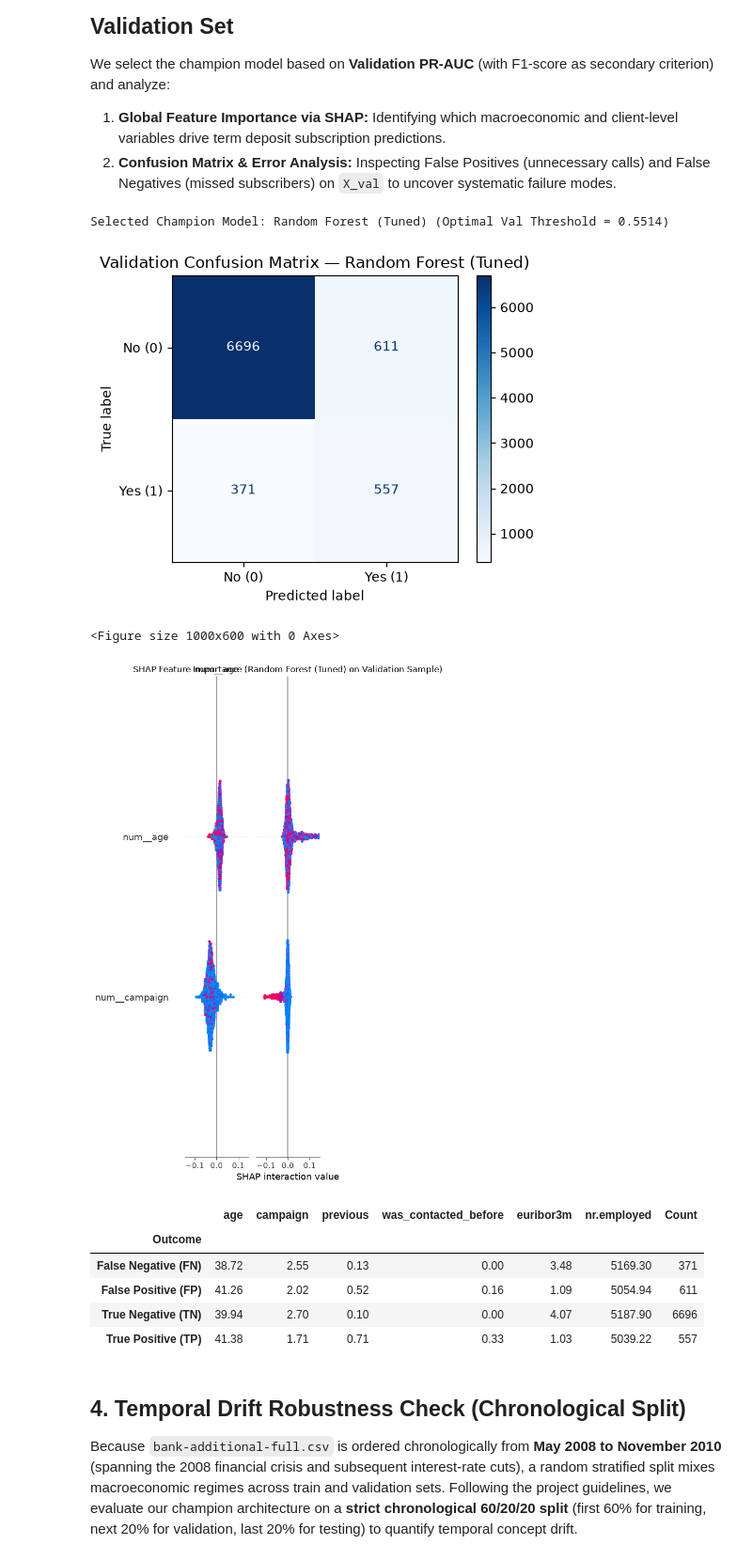
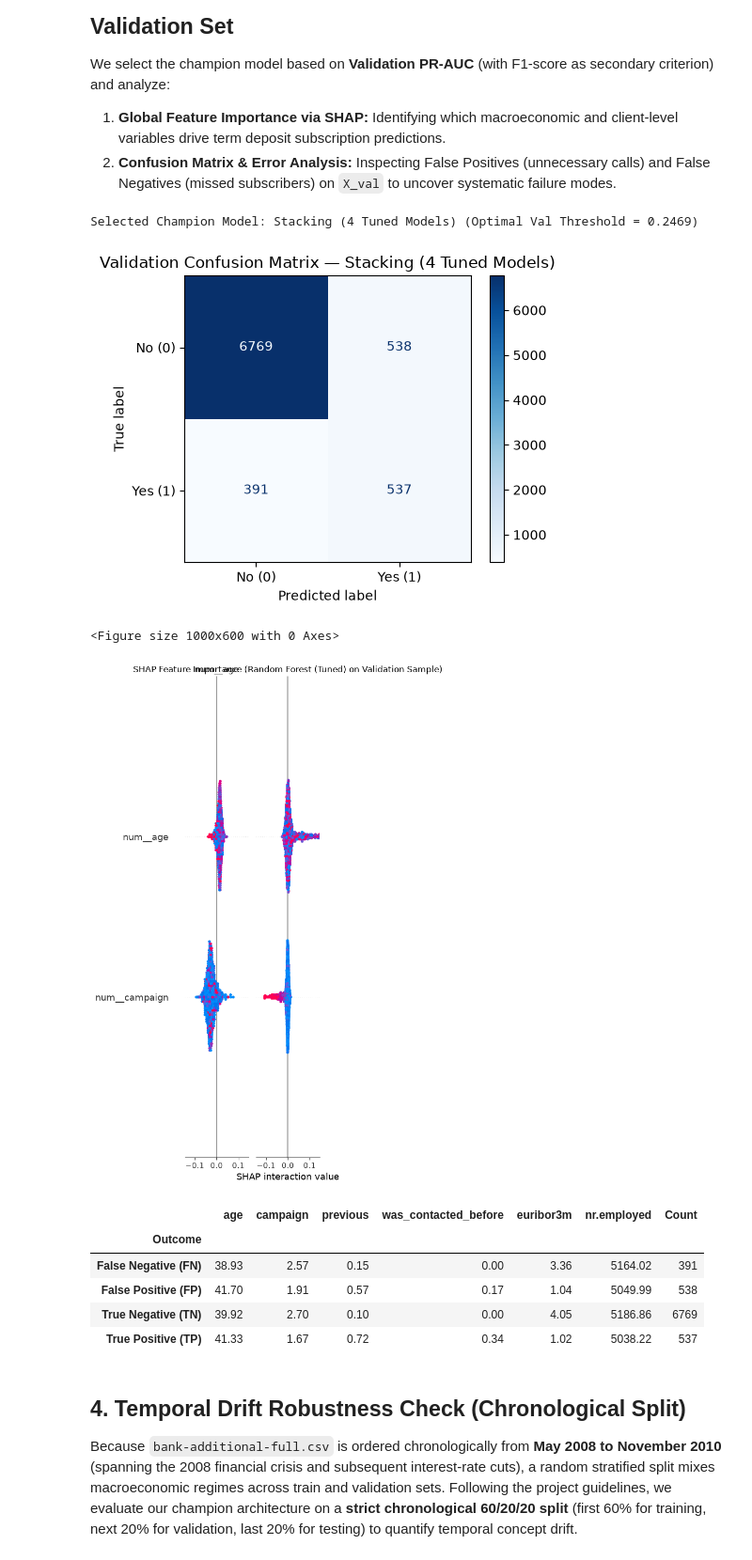
Before and after one commit to ysf-dmk/Bank-Marketing, a Jupyter notebook: Alternative_Models_Comparison.ipynb, the cells around one changed output. Shown at 94% size. Cells and saved outputs as stored; diff of their text form; code cells hidden in the pictures.

Commit message:
Add Voting/Stacking ensembles, align time_split(), and update AI governance logs

```diff
--- a/Alternative_Models_Comparison.ipynb
+++ b/Alternative_Models_Comparison.ipynb
@@ -228,3 +227,33 @@ Best LGBM CV PR-AUC:0.4637 | {'clf__num_leaves': 63, 'clf__n_estimators': 150, '
 | 3 | Calibrated MLP (Out-of-Course) | 0.1611 | 0.4798 | 0.8072 | 0.5194 | 0.4816 | 0.5636 | 0.8825 |
 | 4 | Logistic Regression (Baseline) | 0.2385 | 0.4742 | 0.8081 | 0.5156 | 0.5046 | 0.5269 | 0.8884 |
 | 5 | Dummy (Most Frequent) | 0.5000 | 0.1127 | 0.5000 | 0.0000 | 0.0000 | 0.0000 | 0.8873 |
+# %%
+# 5. Ensemble Methods combining the 4 Tuned Models (selected strictly on X_val)
+estimators = [
+    ("rf", rf_search.best_estimator_),
+    ("xgb", xgb_search.best_estimator_),
+    ("lgbm", lgbm_search.best_estimator_),
+    ("mlp", calibrated_mlp),
+]
+
+# A. Soft Voting Ensemble
+voting_clf = VotingClassifier(estimators=estimators, voting="soft", n_jobs=-1).fit(X_train, y_train)
+
+# B. Stacking Ensemble (meta-learner Logistic Regression with 5-fold stratified CV)
+stacking_clf = StackingClassifier(
+    estimators=estimators,
+    final_estimator=LogisticRegression(max_iter=1000, random_state=RANDOM_STATE),
+    cv=cv,
+    stack_method="predict_proba",
+    n_jobs=-1,
+).fit(X_train, y_train)
+
+for name, ens_model in [("Soft Voting (4 Tuned Models)", voting_clf), ("Stacking (4 Tuned Models)", stacking_clf)]:
+    res, prob, pred = evaluate_model(name, ens_model, X_val, y_val, optimize_threshold=True)
+    val_results.append(res)
+    val_probas[name] = prob
+    val_preds[name] = pred
+    fitted_models[name] = ens_model
+
+results_df = pd.DataFrame(val_results).sort_values(by="PR-AUC (Avg Prec)", ascending=False).reset_index(drop=True)
+display(results_df)
@@ -282,8 +323,8 @@ ax.set_title(f"Validation Confusion Matrix — {best_model_name}")
 plt.tight_layout()
 plt.show()
 
-# SHAP Feature Attribution (if champion is a tree pipeline; fallback to LightGBM/XGBoost tree explainer if MLP wins)
-tree_model_name = best_model_name if "MLP" not in best_model_name else "LightGBM (Tuned)"
+# SHAP Feature Attribution (use top tree-based model when champion is Stacking/Voting/MLP)
+tree_model_name = best_model_name if any(k in best_model_name for k in ["Random Forest", "XGBoost", "LightGBM"]) else "Random Forest (Tuned)"
 tree_pipe = fitted_models[tree_model_name]
 X_val_trans = tree_pipe.named_steps["prep"].transform(X_val)
 if hasattr(X_val_trans, "toarray"):
@@ -294,43 +335,43 @@ explainer = shap.TreeExplainer(tree_pipe.named_steps["clf"])
 shap_values = explainer.shap_values(X_val_trans[:1000])
 if isinstance(shap_values, list):
     shap_values = shap_values[1]
 
 plt.figure(figsize=(10, 6))
 shap.summary_plot(shap_values, X_val_trans[:1000], feature_names=feature_names, max_display=12, show=False)
 plt.title(f"SHAP Feature Importance ({tree_model_name} on Validation Sample)")
 plt.tight_layout()
 plt.show()
 
 # Error Analysis: Compare False Positives, False Negatives, and True Positives on X_val
 val_err = X_val.copy()
 val_err["y_true"] = y_val.values
 val_err["y_pred"] = val_preds[best_model_name]
 val_err["y_proba"] = val_probas[best_model_name]
 
 def categorize_outcome(row):
     if row["y_true"] == 1 and row["y_pred"] == 1:
         return "True Positive (TP)"
     elif row["y_true"] == 0 and row["y_pred"] == 1:
         return "False Positive (FP)"
     elif row["y_true"] == 1 and row["y_pred"] == 0:
         return "False Negative (FN)"
     return "True Negative (TN)"
 
 val_err["Outcome"] = val_err.apply(categorize_outcome, axis=1)
 error_profile = val_err.groupby("Outcome")[["age", "campaign", "previous", "was_contacted_before", "euribor3m", "nr.employed"]].mean().round(2)
 error_profile["Count"] = val_err["Outcome"].value_counts()
 display(error_profile)
 # %% [output]
-Selected Champion Model: Random Forest (Tuned) (Optimal Val Threshold = 0.5514)
+Selected Champion Model: Stacking (4 Tuned Models) (Optimal Val Threshold = 0.2469)
-[figure, old version]
+[figure, new version]
 <Figure size 1000x600 with 0 Axes>
-[figure, old version]
+[figure, new version]
 |  | age | campaign | previous | was_contacted_before | euribor3m | nr.employed | Count |
 | Outcome |  |  |  |  |  |  |  |
-| False Negative (FN) | 38.72 | 2.55 | 0.13 | 0.00 | 3.48 | 5169.30 | 371 |
-| False Positive (FP) | 41.26 | 2.02 | 0.52 | 0.16 | 1.09 | 5054.94 | 611 |
-| True Negative (TN) | 39.94 | 2.70 | 0.10 | 0.00 | 4.07 | 5187.90 | 6696 |
-| True Positive (TP) | 41.38 | 1.71 | 0.71 | 0.33 | 1.03 | 5039.22 | 557 |
+| False Negative (FN) | 38.93 | 2.57 | 0.15 | 0.00 | 3.36 | 5164.02 | 391 |
+| False Positive (FP) | 41.70 | 1.91 | 0.57 | 0.17 | 1.04 | 5049.99 | 538 |
+| True Negative (TN) | 39.92 | 2.70 | 0.10 | 0.00 | 4.05 | 5186.86 | 6769 |
+| True Positive (TP) | 41.33 | 1.67 | 0.72 | 0.34 | 1.02 | 5038.22 | 537 |
 # %% [markdown]
 ## 4. Temporal Drift Robustness Check (Chronological Split)
 
```
Also changed, not shown: parts of 6 cells of this notebook, 3 other files.
